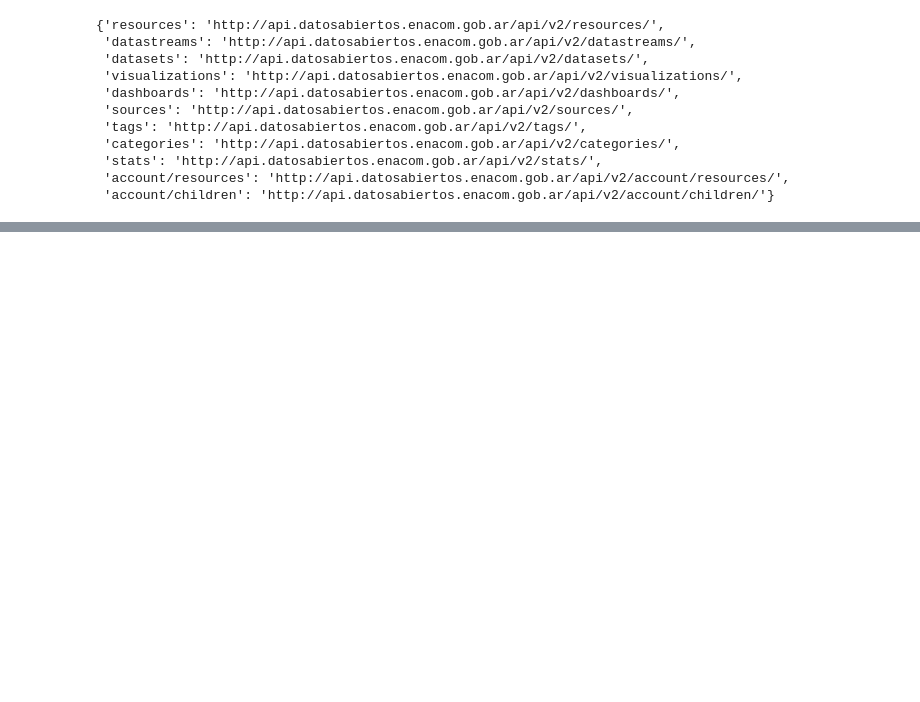
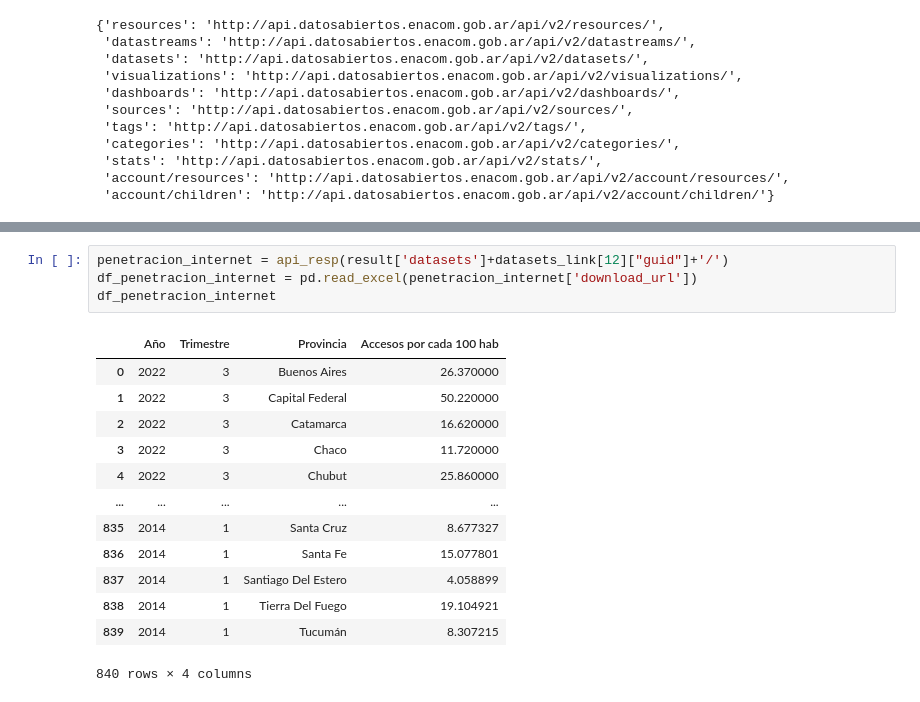
Before and after one commit to Galo0000/Analitics_Proyect, a Jupyter notebook: Extracion_datos.ipynb, the cells around one changed output, grey strips where cells are left out. Cells and saved outputs as stored; diff of their text form; blank space fills up the shorter version.

```diff
--- a/Extracion_datos.ipynb
+++ b/Extracion_datos.ipynb
@@ -93,0 +179,18 @@ df
+# %%
+penetracion_internet = api_resp(result['datasets']+datasets_link[12]["guid"]+'/')
+df_penetracion_internet = pd.read_excel(penetracion_internet['download_url'])
+df_penetracion_internet
+# %% [output]
+|  | Año | Trimestre | Provincia | Accesos por cada 100 hab |
+| 0 | 2022 | 3 | Buenos Aires | 26.370000 |
+| 1 | 2022 | 3 | Capital Federal | 50.220000 |
+| 2 | 2022 | 3 | Catamarca | 16.620000 |
+| 3 | 2022 | 3 | Chaco | 11.720000 |
+| 4 | 2022 | 3 | Chubut | 25.860000 |
+| ... | ... | ... | ... | ... |
+| 835 | 2014 | 1 | Santa Cruz | 8.677327 |
+| 836 | 2014 | 1 | Santa Fe | 15.077801 |
+| 837 | 2014 | 1 | Santiago Del Estero | 4.058899 |
+| 838 | 2014 | 1 | Tierra Del Fuego | 19.104921 |
+| 839 | 2014 | 1 | Tucumán | 8.307215 |
+840 rows × 4 columns
```
Also changed, not shown: parts of 19 cells of this notebook.
